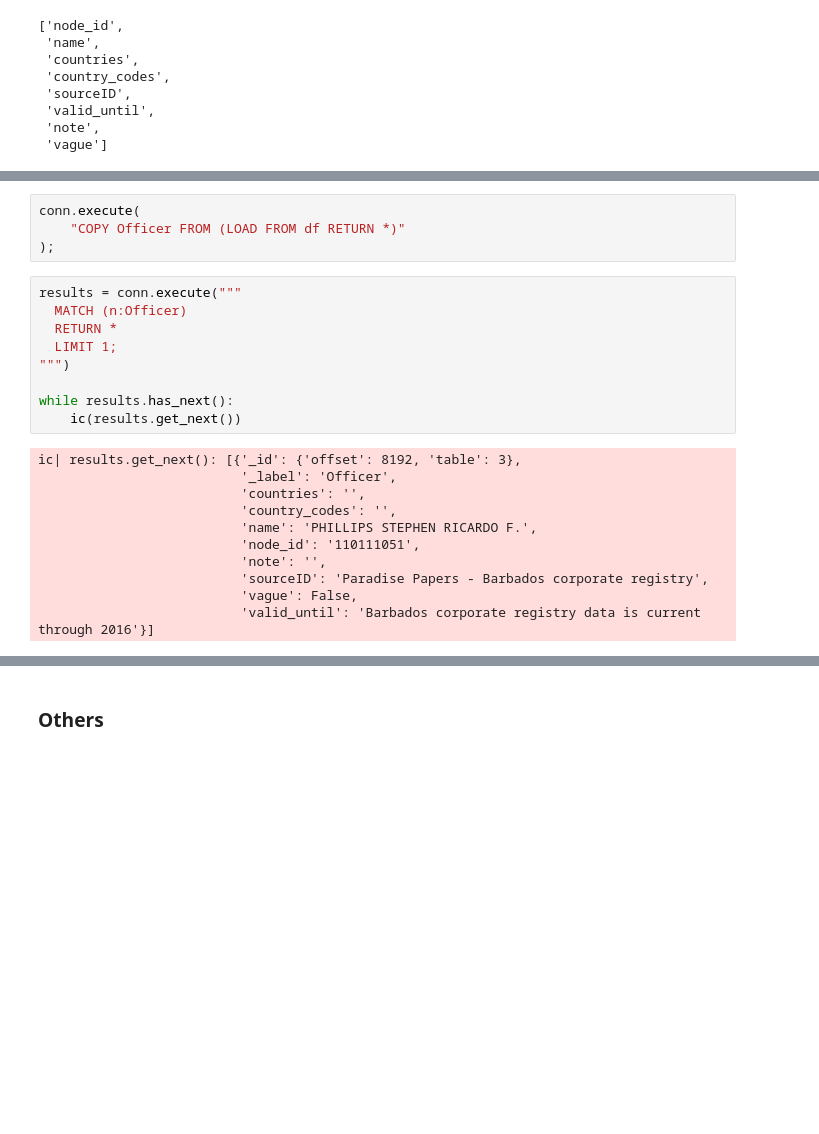
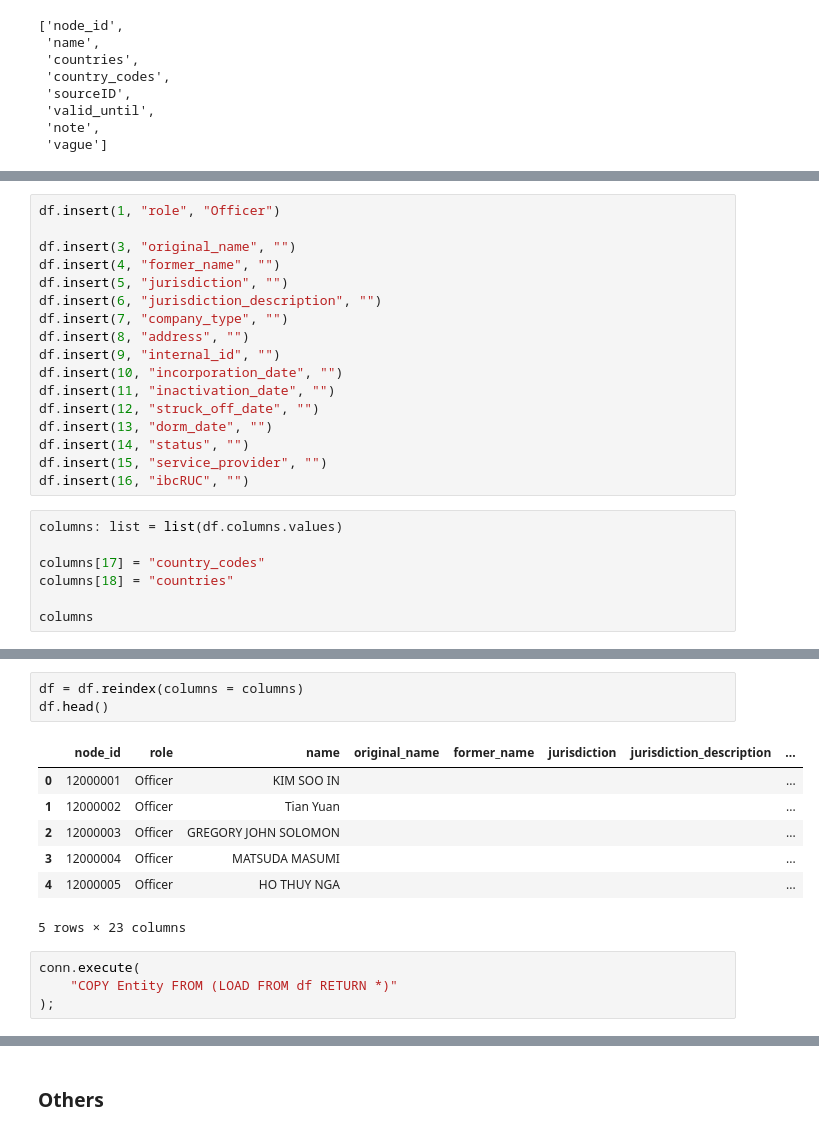
Before and after one commit to louisguitton/ERKG, a Jupyter notebook: icij/data_load.ipynb, the cells around one changed output, grey strips where cells are left out. Saved outputs shown, nothing was run; the diff lists cells and outputs as text; blank space fills up the shorter version.

```diff
--- a/icij/data_load.ipynb
+++ b/icij/data_load.ipynb
@@ -548,0 +419,24 @@ conn.execute("""
+# %%
+df.insert(1, "role", "Officer")
+
+df.insert(3, "original_name", "")
+df.insert(4, "former_name", "")
+df.insert(5, "jurisdiction", "")
+df.insert(6, "jurisdiction_description", "")
+df.insert(7, "company_type", "")
+df.insert(8, "address", "")
+df.insert(9, "internal_id", "")
+df.insert(10, "incorporation_date", "")
+df.insert(11, "inactivation_date", "")
+df.insert(12, "struck_off_date", "")
+df.insert(13, "dorm_date", "")
+df.insert(14, "status", "")
+df.insert(15, "service_provider", "")
+df.insert(16, "ibcRUC", "")
+# %%
+columns: list = list(df.columns.values)
+
+columns[17] = "country_codes"
+columns[18] = "countries"
+
+columns
@@ -549,24 +461,15 @@ conn.execute("""
+# %%
+df = df.reindex(columns = columns)
+df.head()
+# %% [output]
+|  | node_id | role | name | original_name | former_name | jurisdiction | jurisdiction_description | ... |
+| 0 | 12000001 | Officer | KIM SOO IN |  |  |  |  | ... |
+| 1 | 12000002 | Officer | Tian Yuan |  |  |  |  | ... |
+| 2 | 12000003 | Officer | GREGORY JOHN SOLOMON |  |  |  |  | ... |
+| 3 | 12000004 | Officer | MATSUDA MASUMI |  |  |  |  | ... |
+| 4 | 12000005 | Officer | HO THUY NGA |  |  |  |  | ... |
+5 rows × 23 columns
 # %%
 conn.execute(
-    "COPY Officer FROM (LOAD FROM df RETURN *)"
+    "COPY Entity FROM (LOAD FROM df RETURN *)"
 );
-# %%
-results = conn.execute("""
-  MATCH (n:Officer)
-  RETURN *
-  LIMIT 1;
-""")
-
-while results.has_next():
-    ic(results.get_next())
-# %% [output]
-ic| results.get_next(): [{'_id': {'offset': 8192, 'table': 3},
-                          '_label': 'Officer',
-                          'countries': '',
-                          'country_codes': '',
-                          'name': 'PHILLIPS STEPHEN RICARDO F.',
-                          'node_id': '110111051',
-                          'note': '',
-                          'sourceID': 'Paradise Papers - Barbados corporate registry',
-                          'vague': False,
-                          'valid_until': 'Barbados corporate registry data is current through 2016'}]
```
Also changed, not shown: parts of 98 cells of this notebook.
